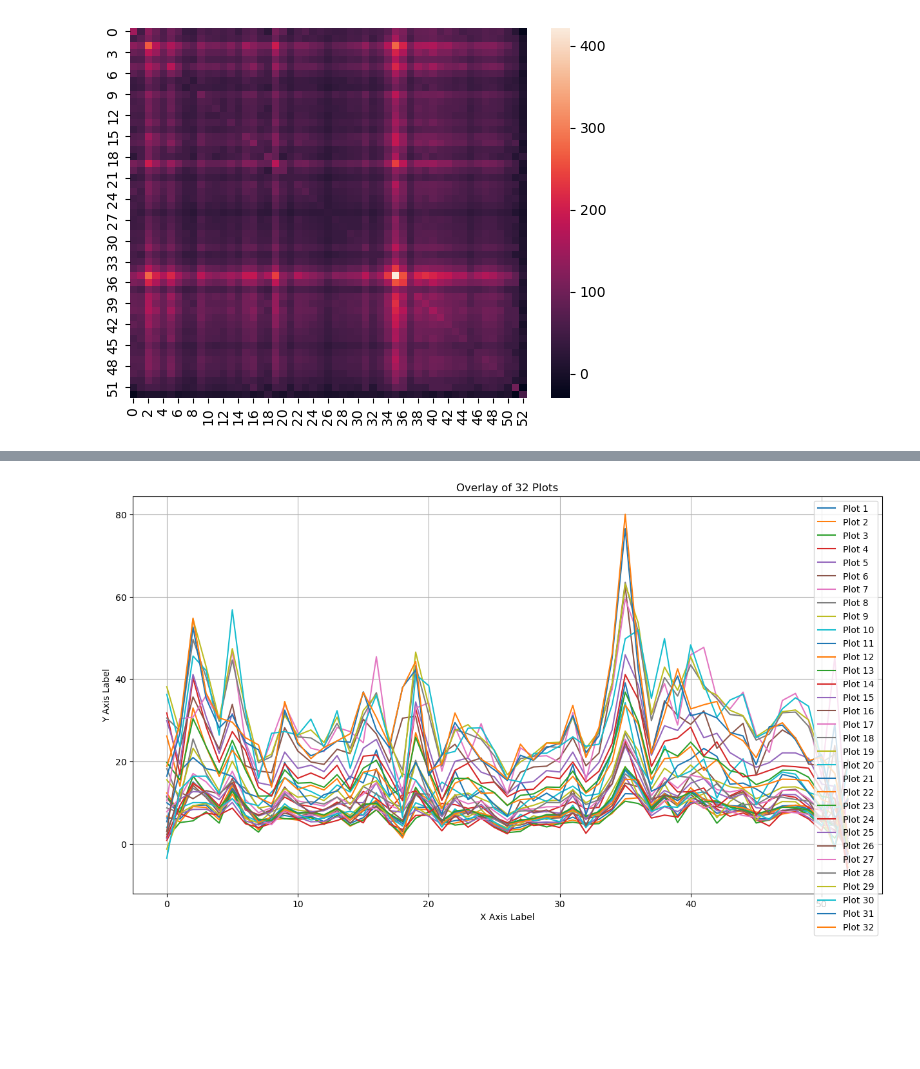
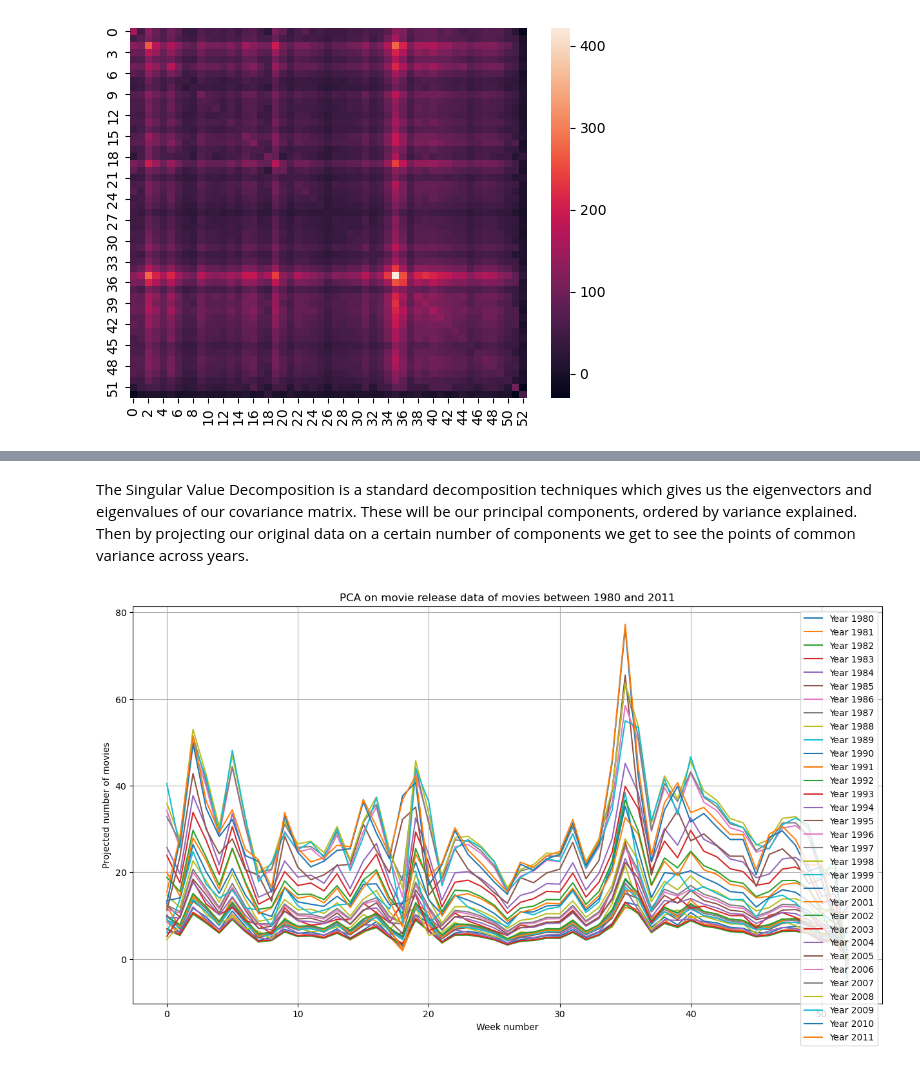
Before and after one commit to epfl-ada/ada-2023-project-deapdatadestroyers, a Jupyter notebook: data_movie_analysis_PCA.ipynb, the cells around one changed output, grey strips where cells are left out. Cells and saved outputs as stored; diff of their text form; code cells hidden in the pictures; blank space fills up the shorter version.

```diff
--- a/data_movie_analysis_PCA.ipynb
+++ b/data_movie_analysis_PCA.ipynb
@@ -180,5 +149,7 @@ plt.show()
 # %%
-cov_matrix = np.cov(movie_array.T)
+#computing the covariance matrix our our movies numbers across years
+movie_array_val = movie_array.values
+cov_matrix = np.cov(movie_array_val.T)
 sns.heatmap(cov_matrix)
 # %% [output]
 <Axes: >
@@ -186,13 +159,12 @@ sns.heatmap(cov_matrix)
 # %%
+#computing the singular value decomposition
 U, S, VT = np.linalg.svd(cov_matrix)
-
-nb_comp = 4 # Pick the top 'nb_comp' components of SVD and project the data matrix onto them
-
+#choosing the number of components
+nb_comp = 2
+#taking the eigenvectors and eigenvalues
 U_top = U[:, :nb_comp]
 S_top = np.diag(S[:nb_comp])
 VT_top = VT[:nb_comp, :]
-
+#projecting our data on new coordinates
 projected_data = np.dot(movie_array, U_top)
 main_variations = np.dot(projected_data, U_top.T)
-
-plt.plot(-U[:,12])
@@ -207,20 +171,16 @@ plt.plot(main_variations[0])
+# %% [markdown]
+The Singular Value Decomposition is a standard decomposition techniques which gives us the eigenvectors and eigenvalues of our covariance matrix. These will be our principal components, ordered by variance explained. Then by projecting our original data on a certain number of components we get to see the points of common variance across years.
 # %%
-# Create a single set of axes
+#plotting the PCA of our data projected onto two principal components
 fig, ax = plt.subplots(figsize=(15, 8))
+for i in range(32):
+    ax.plot(main_variations[i], label=f'Year {i + 1980}')
 
-# Plot each array on the same axes
-for i, array in enumerate(main_variations):
-    ax.plot(main_variations[i], label=f'Plot {i + 1}')
-
-# Add labels and title
-ax.set_xlabel('X Axis Label')
-ax.set_ylabel('Y Axis Label')
-ax.set_title('Overlay of 32 Plots')
-
-# Add a legend
+ax.set_xlabel('Week number')
+ax.set_ylabel('Projected number of movies')
+ax.set_title('PCA on movie release data of movies between 1980 and 2011')
 ax.legend()
 ax.grid(which='both')
-# Show the plot
 plt.show()
 # %% [output]
-[figure, old version]
+[figure, new version]
```
Also changed, not shown: parts of 17 cells of this notebook, 1 other file.
